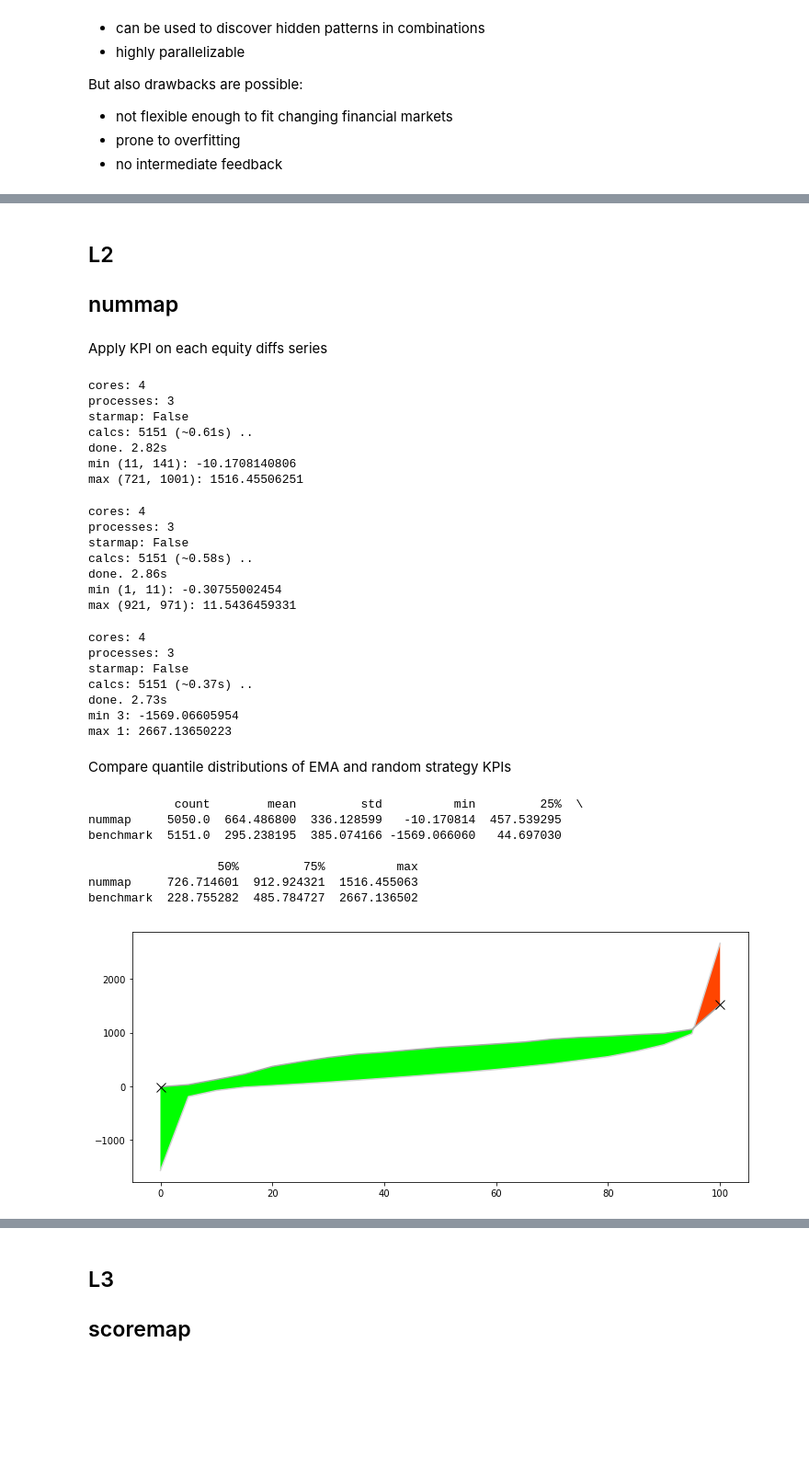
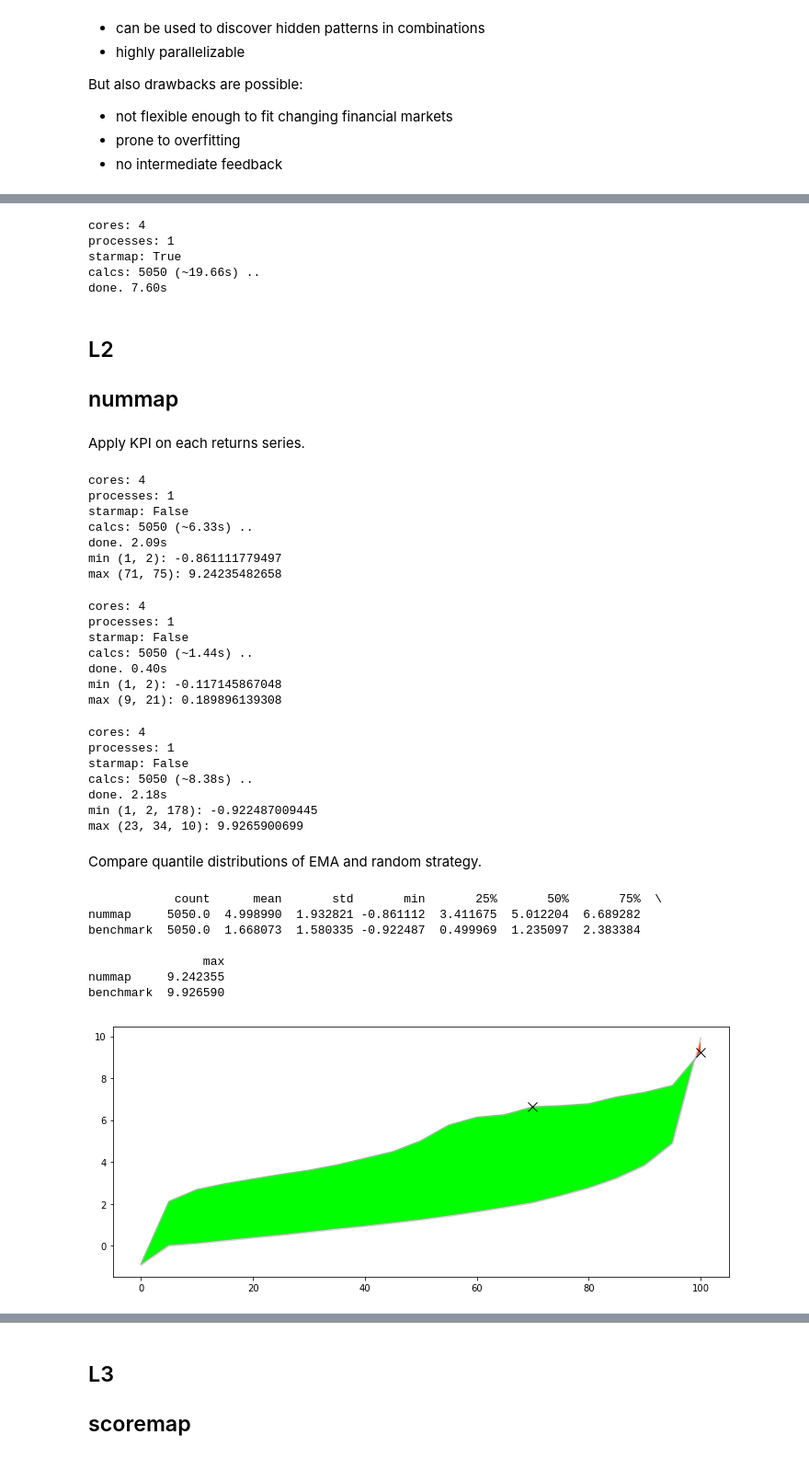
Before and after one commit to polakowo/vectorbt, a Jupyter notebook: example.ipynb, the cells around one changed output, grey strips where cells are left out. Shown at 92% size. Cells and saved outputs as stored; diff of their text form; code cells hidden in the pictures; blank space fills up the shorter version.

```diff
--- a/example.ipynb
+++ b/example.ipynb
@@ -335,48 +283,69 @@ done. 11.60s
+# %%
+# Params
+random_space = [(fma, sma, len(np.flatnonzero(ma_positions_srmap[(fma, sma)].values))) for fma, sma in ma_space]
+
+# Func
+def random_returns_func(slow_ma, fast_ma, n):
+    # Positions
+    pos_sr = vbt.positions.random(rate_sr, n)
+    # Equity
+    equity_sr = vbt.equity.from_positions(rate_sr, pos_sr, fees, slippage)
+    # Returns
+    returns_sr = vbt.returns.from_equity(equity_sr)
+    return returns_sr
+# %%
+random_returns_srmap = grids.srmap.from_func(random_returns_func, random_space)
+# %% [output]
+cores: 4
+processes: 1
+starmap: True
+calcs: 5050 (~19.66s) ..
+done. 7.60s
 # %% [markdown]
 ## L2
 ## nummap
 # %% [markdown]
-Apply KPI on each equity diffs series
+Apply KPI on each returns series.
 # %%
-ma_exp_nummap = grids.nummap.from_seriesmap(ma_eqdmap, vbt.performance.expectancy)
+ma_profit_nummap = grids.nummap.from_srmap(ma_returns_srmap, vbt.performance.profit)
 # %% [output]
 cores: 4
-processes: 3
+processes: 1
 starmap: False
-calcs: 5151 (~0.61s) ..
-done. 2.82s
-min (11, 141): -10.1708140806
-max (721, 1001): 1516.45506251
+calcs: 5050 (~6.33s) ..
+done. 2.09s
+min (1, 2): -0.861111779497
+max (71, 75): 9.24235482658
 # %%
-ma_sharpe_nummap = grids.nummap.from_seriesmap(ma_eqdmap, vbt.performance.sharpe)
+ma_sharpe_nummap = grids.nummap.from_srmap(ma_returns_srmap, vbt.performance.sharpe)
 # %% [output]
 cores: 4
-processes: 3
+processes: 1
 starmap: False
-calcs: 5151 (~0.58s) ..
-done. 2.86s
-min (1, 11): -0.30755002454
-max (921, 971): 11.5436459331
+calcs: 5050 (~1.44s) ..
+done. 0.40s
+min (1, 2): -0.117145867048
+max (9, 21): 0.189896139308
 # %%
-random_exp_nummap = grids.nummap.from_seriesmap(random_eqdmap, vbt.performance.expectancy)
+random_profit_nummap = grids.nummap.from_srmap(random_returns_srmap, vbt.performance.profit)
 # %% [output]
 cores: 4
-processes: 3
+processes: 1
 starmap: False
-calcs: 5151 (~0.37s) ..
-done. 2.73s
-min 3: -1569.06605954
-max 1: 2667.13650223
+calcs: 5050 (~8.38s) ..
+done. 2.18s
+min (1, 2, 178): -0.922487009445
+max (23, 34, 10): 9.9265900699
 # %% [markdown]
-Compare quantile distributions of EMA and random strategy KPIs
+Compare quantile distributions of EMA and random strategy.
 # %%
-grids.nummap.compare_quantiles(ma_exp_nummap, random_exp_nummap)
+grids.nummap.compare_quantiles(ma_profit_nummap, random_profit_nummap)
 # %% [output]
-            count        mean         std          min         25%  \
-nummap     5050.0  664.486800  336.128599   -10.170814  457.539295
-benchmark  5151.0  295.238195  385.074166 -1569.066060   44.697030
+            count      mean       std       min       25%       50%       75%  \
+nummap     5050.0  4.998990  1.932821 -0.861112  3.411675  5.012204  6.689282
+benchmark  5050.0  1.668073  1.580335 -0.922487  0.499969  1.235097  2.383384
 
-                  50%         75%          max
-nummap     726.714601  912.924321  1516.455063
-benchmark  228.755282  485.784727  2667.136502
+                max
+nummap     9.242355
+benchmark  9.926590
-[figure, old version]
+[figure, new version]
```
Also changed, not shown: parts of 76 cells of this notebook, 14 other files.
